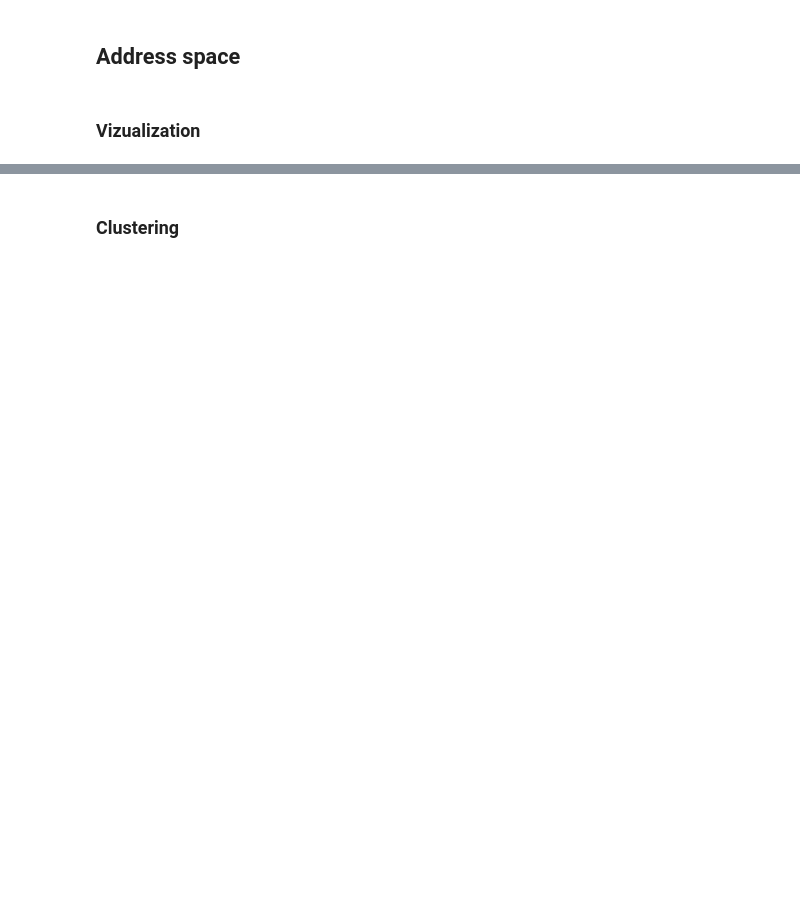
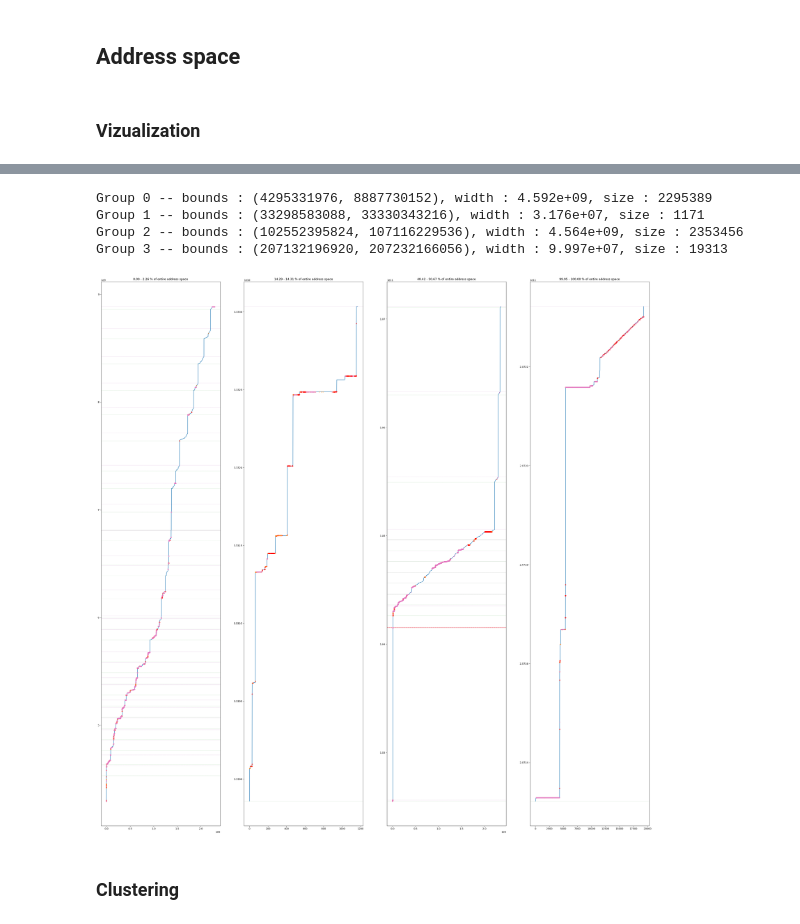
Before and after one commit to clementgd/INRIA-scripts, a Jupyter notebook: perf-mem.ipynb, the cells around one changed output, grey strips where cells are left out. Drawn from its saved outputs; the diff is of its cells as text; code cells hidden in the pictures; blank space fills up the shorter version.

```diff
--- a/perf-mem.ipynb
+++ b/perf-mem.ipynb
@@ -571,4 +481,0 @@ def bounds_to_relative(bounds: Tuple[int, int], relative_range = 1000):
-# %%
-phys_clusters_alt = grouping.get_groups(events_df['phys'].to_numpy(), 1e9, 1)
-for i, cluster in enumerate(phys_clusters_alt):
-    print_cluster_info(i, cluster)
@@ -577,3 +481,0 @@ phys_clusters = get_cluster_bounds(events_df['phys'].to_numpy(), 1e9, 1)
-# %%
-for i, cluster in enumerate(phys_clusters):
-    print_cluster_info(i, cluster)
@@ -590,4 +481,0 @@ We are actually doing 2 level clustering in order to see a bit better the cluste
-# %%
-events_physical_addresses = events_df['phys'].to_numpy()
-outer_groups = get_groups(events_physical_addresses, 3e10, 1000)
-print_groups(outer_groups)
@@ -598,4 +481,0 @@ Group 2 -- bounds : (207134887224, 207232165968), width : 9.728e+07, size : 2665
-# %%
-inner_df = extract_group(events_df, outer_groups[0], variable="phys").sort_values("phys").reset_index(drop=True)
-# inner_df.reset_index(drop=True)
-inner_df
@@ -674,3 +536,11 @@ plt.show()
+# %%
+plot_physical_memory_map(sock_df)
+# %% [output]
+Group 0 -- bounds : (4295331976, 8887730152), width : 4.592e+09, size : 2295389
+Group 1 -- bounds : (33298583088, 33330343216), width : 3.176e+07, size : 1171
+Group 2 -- bounds : (102552395824, 107116229536), width : 4.564e+09, size : 2353456
+Group 3 -- bounds : (207132196920, 207232166056), width : 9.997e+07, size : 19313
+[figure, added]
 # %% [markdown]
 ### Clustering
 # %%
```
Also changed, not shown: parts of 41 cells of this notebook.
